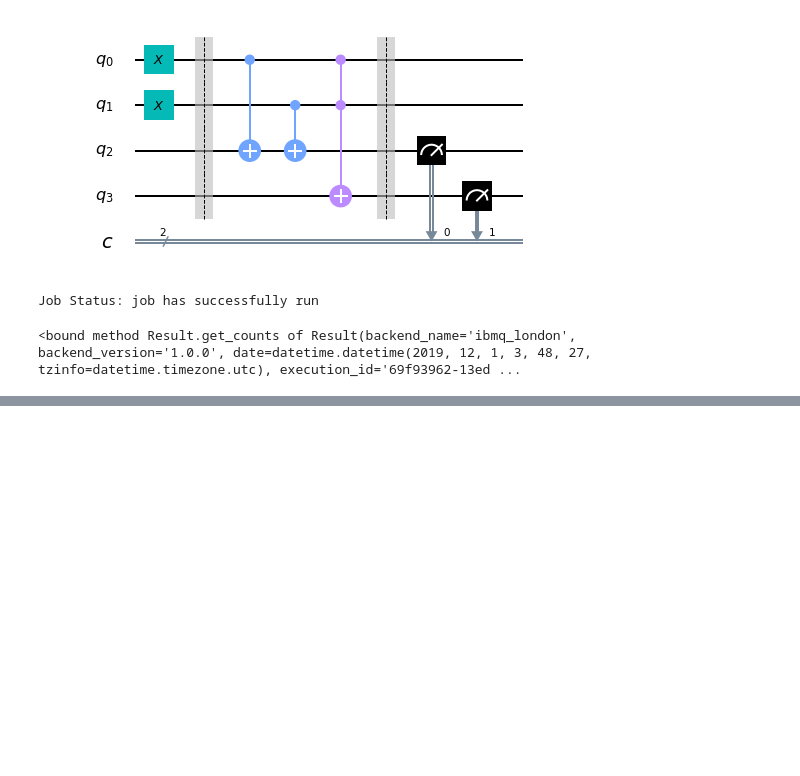
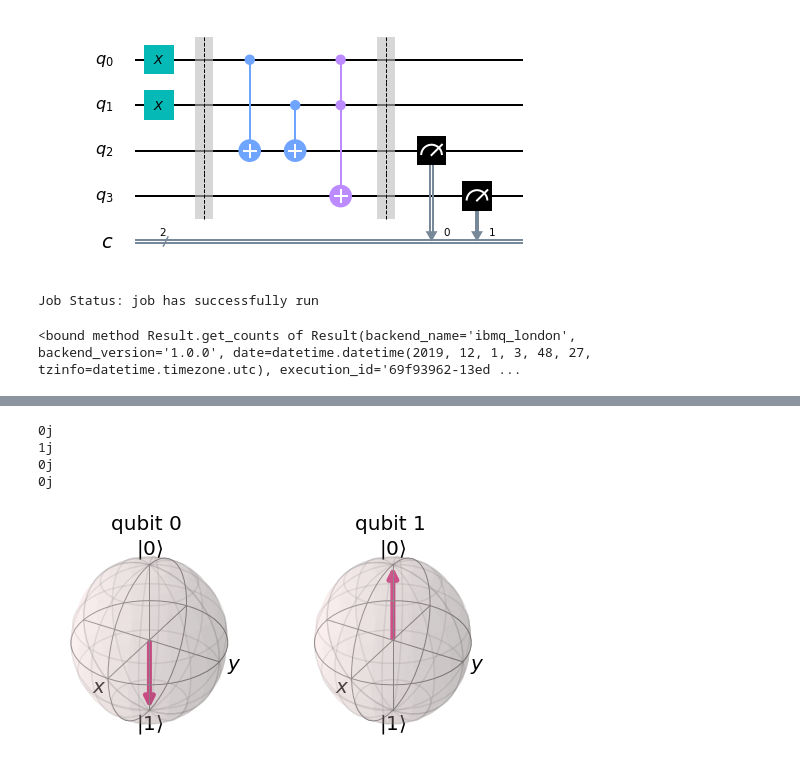
Before and after one commit to shashanka300/QC-practice, a Jupyter notebook: practice/gates.ipynb, the cells around one changed output, grey strips where cells are left out. Cells and saved outputs as stored; diff of their text form; code cells hidden in the pictures; blank space fills up the shorter version.

```diff
--- a/practice/gates.ipynb
+++ b/practice/gates.ipynb
@@ -130,0 +157,13 @@ counts.result().get_counts
+# %%
+job2=execute(qc,bc2).result().get_statevector()#sv
+for amplitude in job2:
+    print(amplitude)
+# %% [output]
+0j
+1j
+0j
+0j
+# %%
+plot_bloch_multivector(job2)
+# %% [output]
+[figure, added]
```
Also changed, not shown: parts of 5 cells of this notebook.
